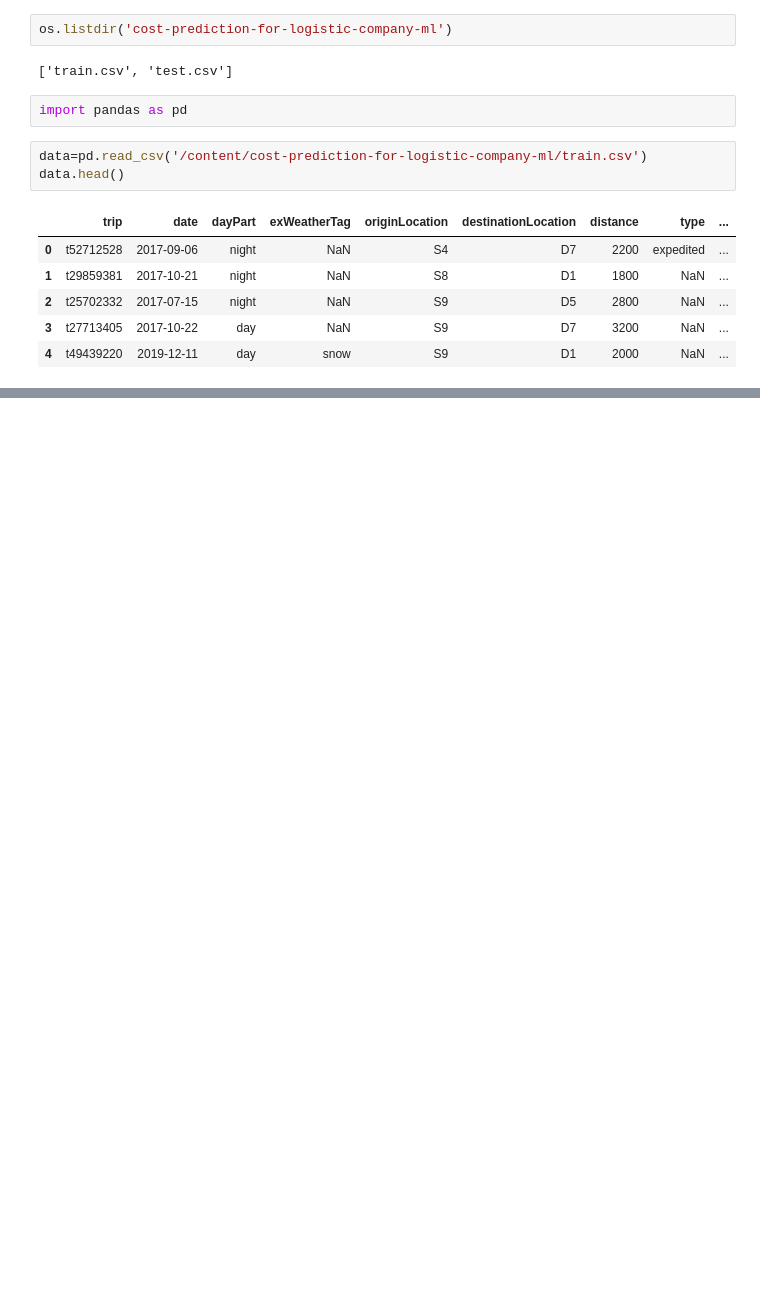
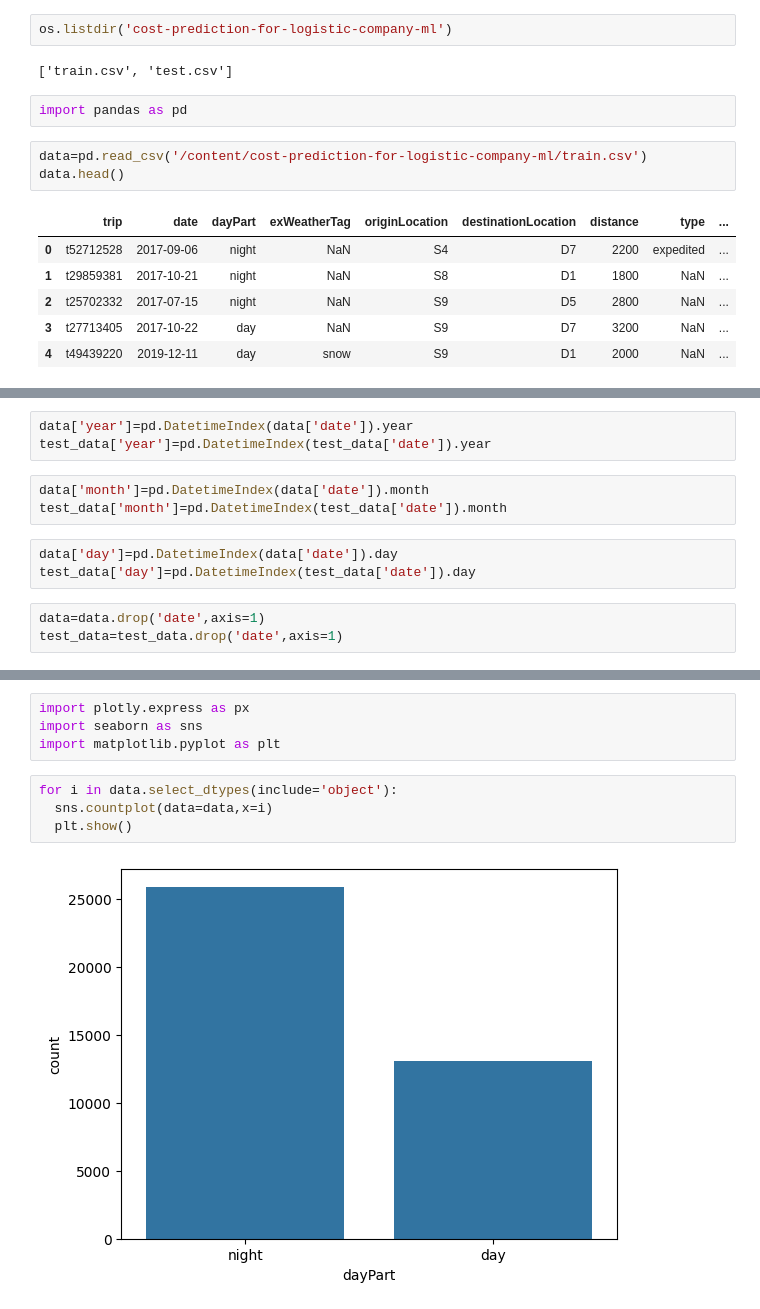
Before and after one commit to lalitha-sahitya/Predicting-Charges, a Jupyter notebook: costprediction.ipynb, the cells around one changed output, grey strips where cells are left out. Saved outputs shown, nothing was run; the diff lists cells and outputs as text; blank space fills up the shorter version.

```diff
--- a/costprediction.ipynb
+++ b/costprediction.ipynb
@@ -52,0 +129,12 @@ data.head()
+# %%
+data['year']=pd.DatetimeIndex(data['date']).year
+test_data['year']=pd.DatetimeIndex(test_data['date']).year
+# %%
+data['month']=pd.DatetimeIndex(data['date']).month
+test_data['month']=pd.DatetimeIndex(test_data['date']).month
+# %%
+data['day']=pd.DatetimeIndex(data['date']).day
+test_data['day']=pd.DatetimeIndex(test_data['date']).day
+# %%
+data=data.drop('date',axis=1)
+test_data=test_data.drop('date',axis=1)
@@ -52,0 +150,10 @@ data.head()
+# %%
+import plotly.express as px
+import seaborn as sns
+import matplotlib.pyplot as plt
+# %%
+for i in data.select_dtypes(include='object'):
+  sns.countplot(data=data,x=i)
+  plt.show()
+# %% [output]
+[figure, added]
```
Also changed, not shown: parts of 44 cells of this notebook.
